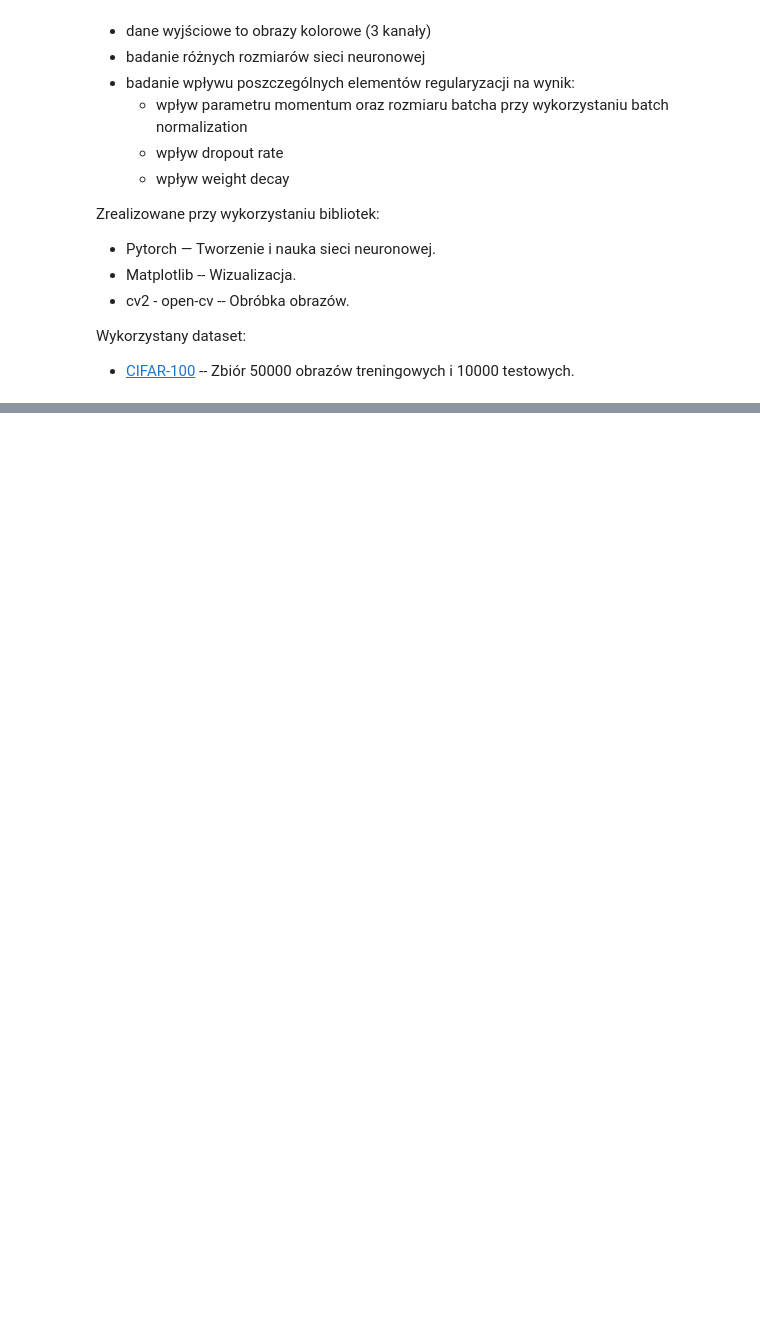
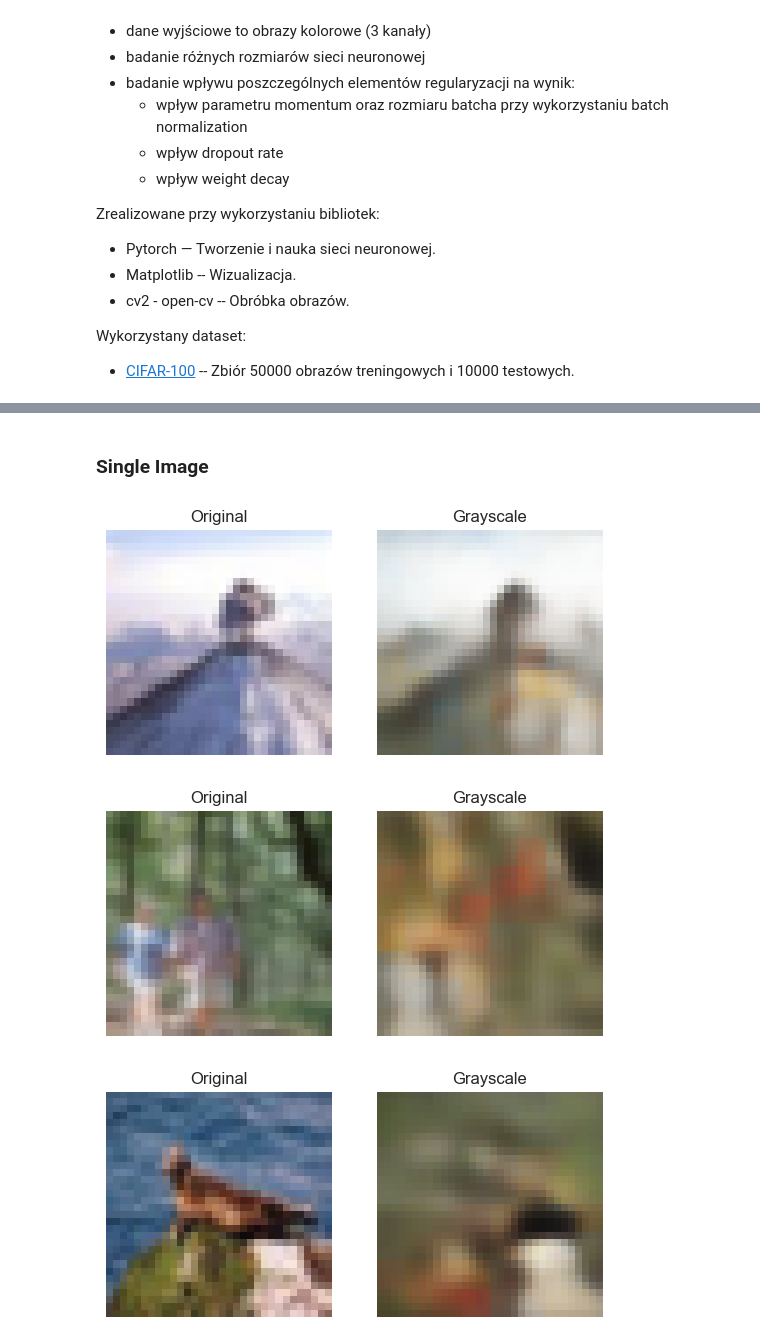
Before and after one commit to Mimikkk/eio-2022, a Jupyter notebook: deep-learning/project-autoencoder/main.ipynb, the cells around one changed output, grey strips where cells are left out. Cells and saved outputs as stored; diff of their text form; code cells hidden in the pictures; blank space fills up the shorter version.

```diff
--- a/deep-learning/project-autoencoder/main.ipynb
+++ b/deep-learning/project-autoencoder/main.ipynb
@@ -87,2 +284,8 @@ def compare(original, grayscale=None):
+# %% [markdown]
+### Single Image
 # %%
-for original in y_train[:2]: compare(original)
+for (original, prediction) in zip(y_test[:3], predicted[:3]): compare(original, prediction)
+# %% [output]
+[figure, added]
+[figure, added]
+[figure, added]
```
Also changed, not shown: parts of 36 cells of this notebook, 4 other files.
